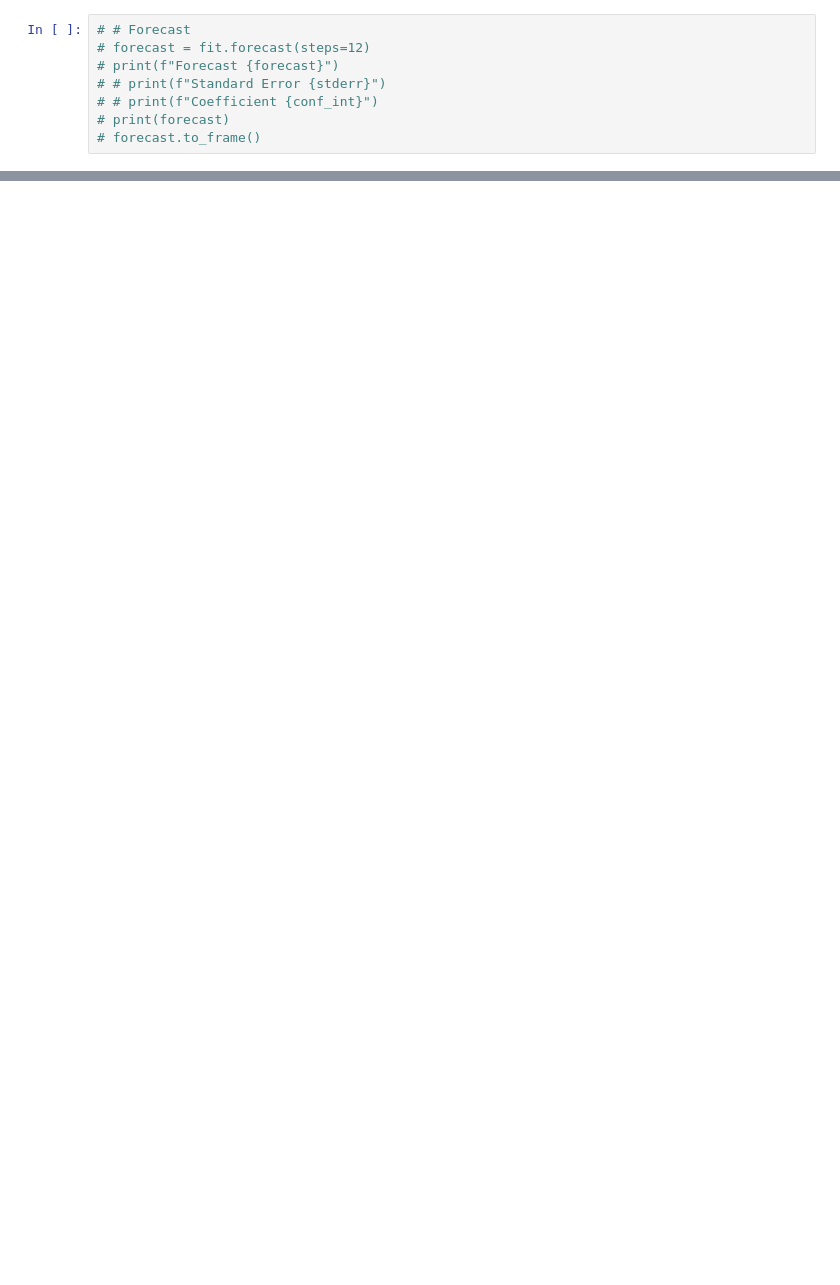
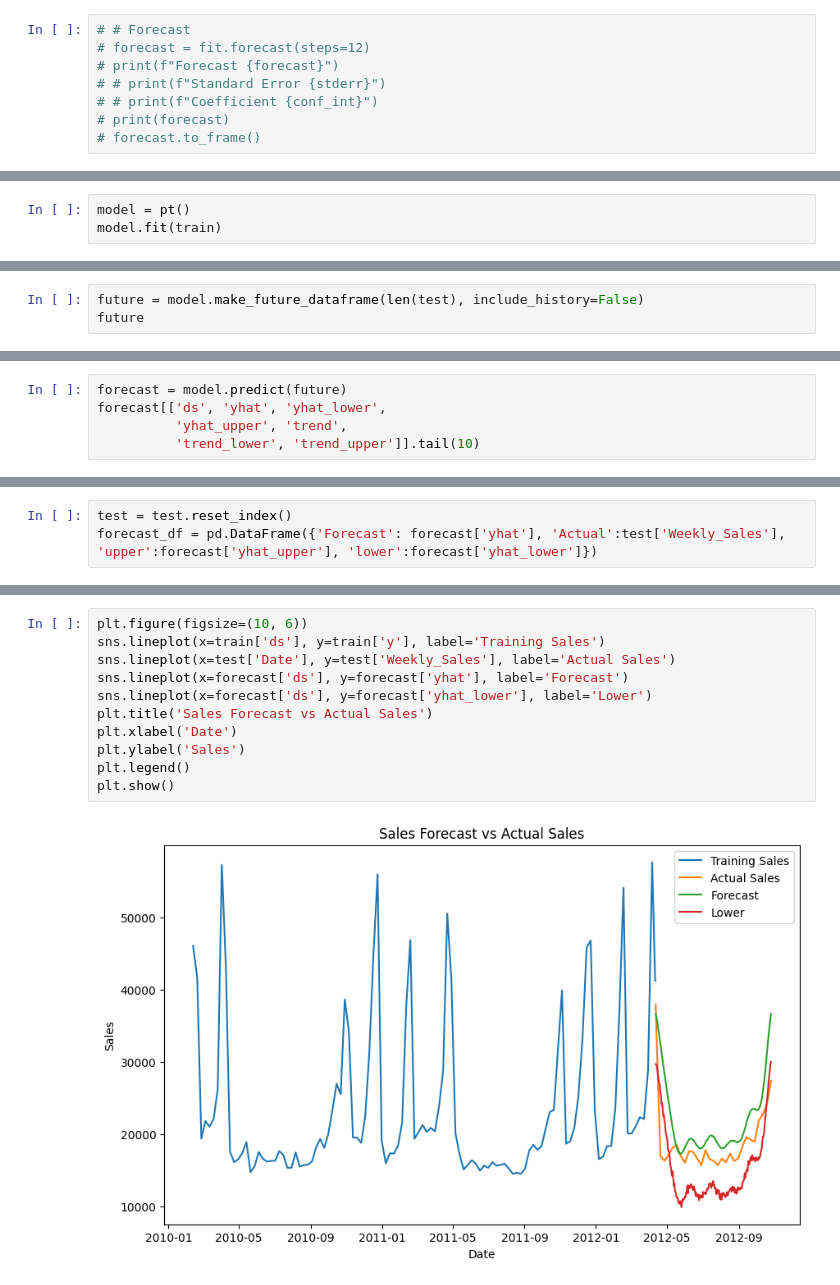
Before and after one commit to Great-special/Portfolio-Projects, a Jupyter notebook: ML/Time Series/Walmart sales/walmart_sales.ipynb, the cells around one changed output, grey strips where cells are left out. Drawn from its saved outputs; the diff is of its cells as text; blank space fills up the shorter version.

```diff
--- a/ML/Time Series/Walmart sales/walmart_sales.ipynb
+++ b/ML/Time Series/Walmart sales/walmart_sales.ipynb
@@ -402,0 +438,3 @@ plt.show()
+# %%
+model = pt()
+model.fit(train)
@@ -402,0 +445,3 @@ plt.show()
+# %%
+future = model.make_future_dataframe(len(test), include_history=False)
+future
@@ -402,0 +462,5 @@ plt.show()
+# %%
+forecast = model.predict(future)
+forecast[['ds', 'yhat', 'yhat_lower',
+          'yhat_upper', 'trend',
+          'trend_lower', 'trend_upper']].tail(10)
@@ -402,0 +479,3 @@ plt.show()
+# %%
+test = test.reset_index()
+forecast_df = pd.DataFrame({'Forecast': forecast['yhat'], 'Actual':test['Weekly_Sales'], 'upper':forecast['yhat_upper'], 'lower':forecast['yhat_lower']})
@@ -402,0 +511,13 @@ plt.show()
+# %%
+plt.figure(figsize=(10, 6))
+sns.lineplot(x=train['ds'], y=train['y'], label='Training Sales')
+sns.lineplot(x=test['Date'], y=test['Weekly_Sales'], label='Actual Sales')
+sns.lineplot(x=forecast['ds'], y=forecast['yhat'], label='Forecast')
+sns.lineplot(x=forecast['ds'], y=forecast['yhat_lower'], label='Lower')
+plt.title('Sales Forecast vs Actual Sales')
+plt.xlabel('Date')
+plt.ylabel('Sales')
+plt.legend()
+plt.show()
+# %% [output]
+[figure, added]
```
Also changed, not shown: parts of 20 cells of this notebook, 2 other files.
